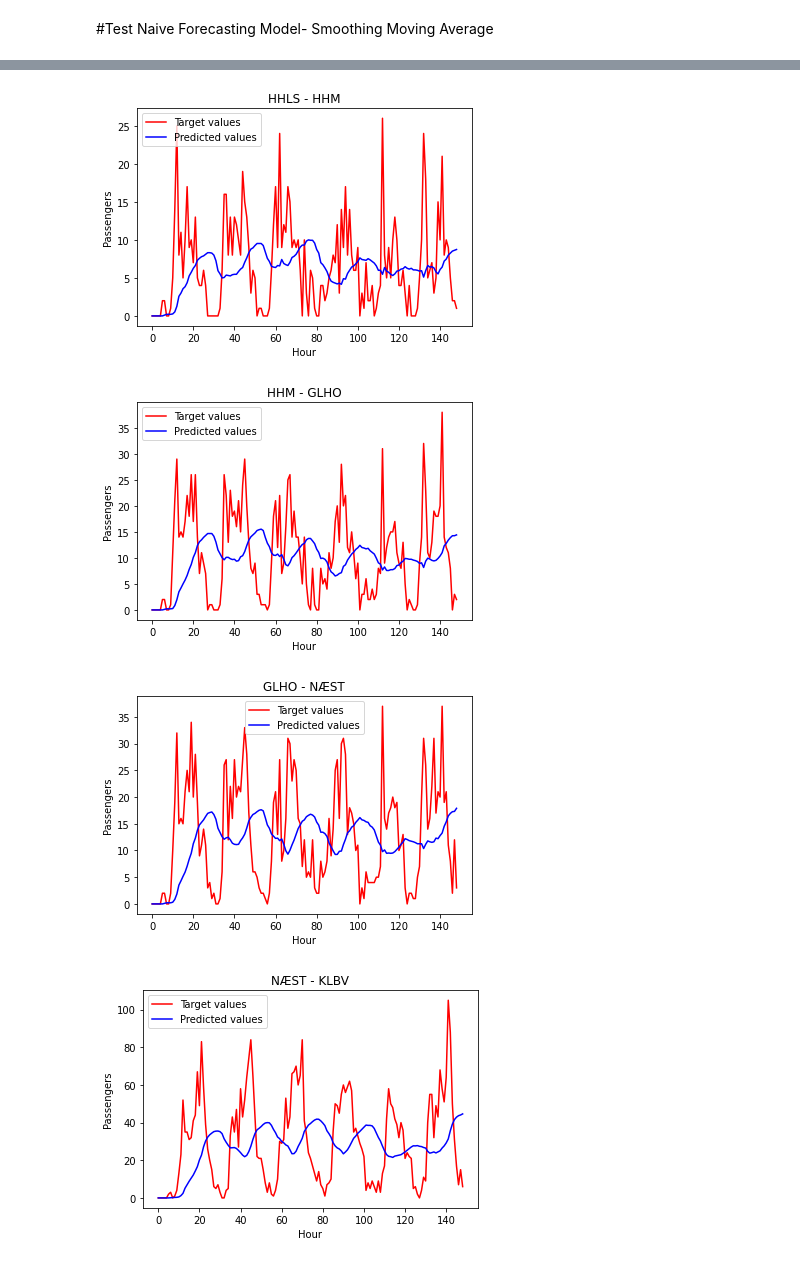
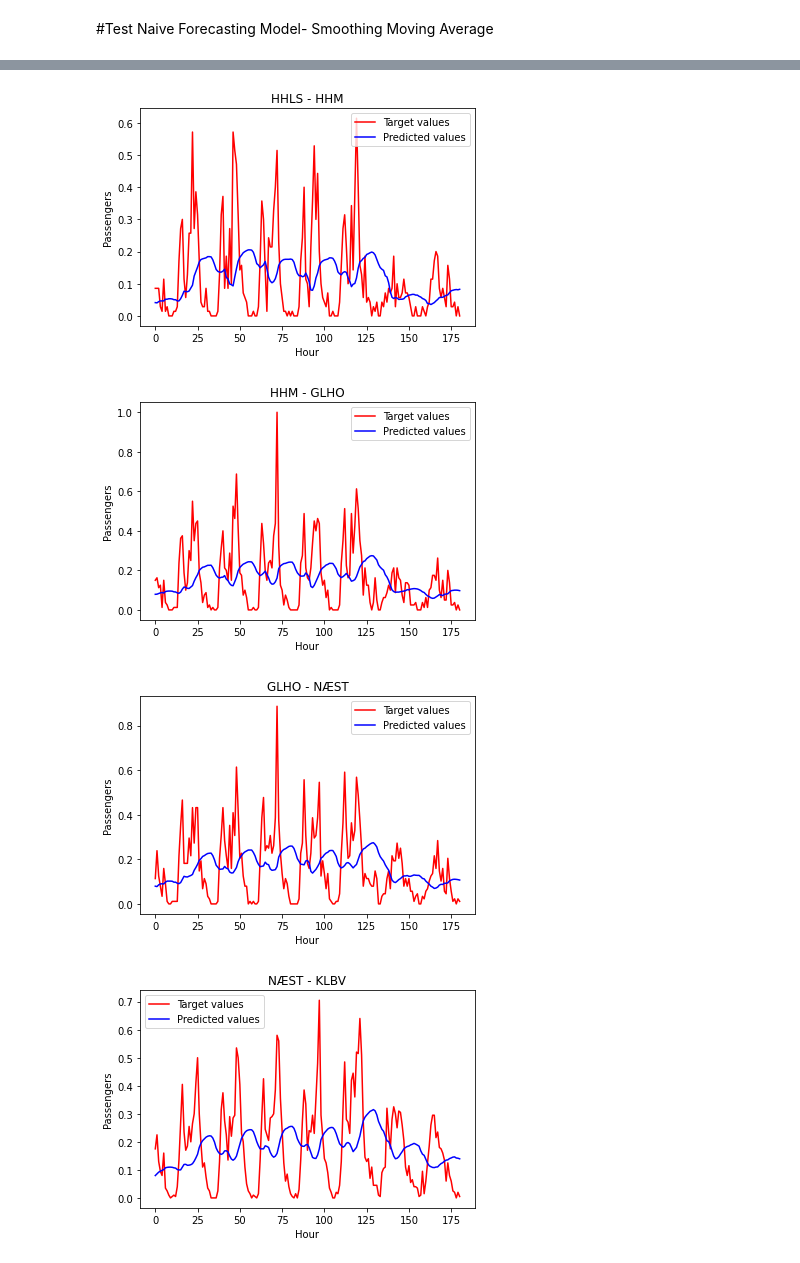
Before and after one commit to NikosZampelis/CrowdednessPrediction-DeepLearningDTU-2020, a Jupyter notebook: Nhartwig_GRU_CrowdednessPrediction.ipynb, the cells around one changed output, grey strips where cells are left out. Cells and saved outputs as stored; diff of their text form; code cells hidden in the pictures.

```diff
--- a/Nhartwig_GRU_CrowdednessPrediction.ipynb
+++ b/Nhartwig_GRU_CrowdednessPrediction.ipynb
@@ -171,8 +171,13 @@ print(stop_names[6:8])
 # From Aristos' Code for LSTM
 
 from sklearn import preprocessing
+from sklearn.preprocessing import MinMaxScaler
 
 X = np.array(route_counts[0])
+
+scaler = MinMaxScaler(feature_range=(0, 1))
+scaler = scaler.fit(X)
+X = scaler.transform(X)
 
 look_back = 20
 len_sequence = look_back
@@ -344,7 +349,7 @@ optimizer = optim.Adam(net.parameters(), lr=0.001)
 #Implement Training Loop
 # %%
 # Hyper-parameters
-num_epochs = 50
+num_epochs = 200
 
 # Track loss
 training_loss, validation_loss = [], []
@@ -415,6 +420,7 @@ for _,(inputs, targets) in enumerate(testloader):
 
 # Reduce the size to show better in plot
 MAX_HOURS = 200
+
 targets_test = targets_test[:MAX_HOURS]
 outputs_test = outputs_test[:MAX_HOURS]
 
@@ -583,15 +618,17 @@ print(series_criterion_error(pred,actual))
 from sklearn.metrics import mean_squared_error
 
 
-
-num_steps = 168
+start = 5205
+num_steps = 200
 window = 19
 
 
-def naive_model(data, num_steps, window=19):
+
+
+def naive_model(data, start, num_steps, window=19):
     window = window
-    history = [data[i] for i in range(window)]
-    actual = [data[i] for i in range(window, num_steps)]
+    history = [data[start+i] for i in range(window)]
+    actual = [data[start+i] for i in range(window, num_steps)]
     preds = list()
 
     for t in range(len(actual)):
@@ -614,6 +651,42 @@ def naive_model(data, num_steps, window=19):
     plot_extrapolation(preds, actual)
 
 
+def naive_model_8hr_prediction(data, start, num_steps, window=19, look_ahead=1):
+    window = window
+    history = [data[start+i] for i in range(window)]
+    actual = [data[start+i] for i in range(window, num_steps)]
+    preds = list()
 
-baseline_pred = naive_model(route_counts[0], num_steps, window)
+    for t in range(0, len(actual)):
+        length = len(history)
+        if not t%look_ahead:
+            history[length-window:length] = data[start+(length-window):start+length]
+        yhat = np.mean([history[i] for i in range(length-window, length)], axis=0)
+        observation = actual[t]
+        preds.append(yhat)
+        history.append(yhat)
+    error = mean_squared_error(actual, preds)
+
+    l1_loss_list = list()
+    for i in range(len(preds)):
+        l1_loss_list.append(abs(preds[i]-actual[i]))
+
+    l1_loss = np.mean(l1_loss_list)
+
+    print('Test L1 Loss: %.3f' % l1_loss )
+    print('Test L2 Loss: %.3f' % error )
+
+    plot_extrapolation(preds, actual)
+
+data = route_counts[0]
+X = np.array(data)
+scaler = MinMaxScaler(feature_range=(0, 1))
+scaler = scaler.fit(X)
+X = scaler.transform(X)
+
+# baseline_pred = naive_model(route_counts[0], start, num_steps, window)
+# baseline_pred_8hr = naive_model_8hr_prediction(route_counts[0], start, num_steps, window, look_ahead=8)
+
+baseline_pred = naive_model(X, start, num_steps, window)
+baseline_pred_8hr = naive_model_8hr_prediction(X, start, num_steps, window, look_ahead=8)
 # %% [output]
@@ -624,4 +697,4 @@ Test L2 Loss: 624.630
-[figure, old version]
+[figure, new version]
-[figure, old version]
+[figure, new version]
-[figure, old version]
+[figure, new version]
-[figure, old version]
+[figure, new version]
```
Also changed, not shown: parts of 8 cells of this notebook.
